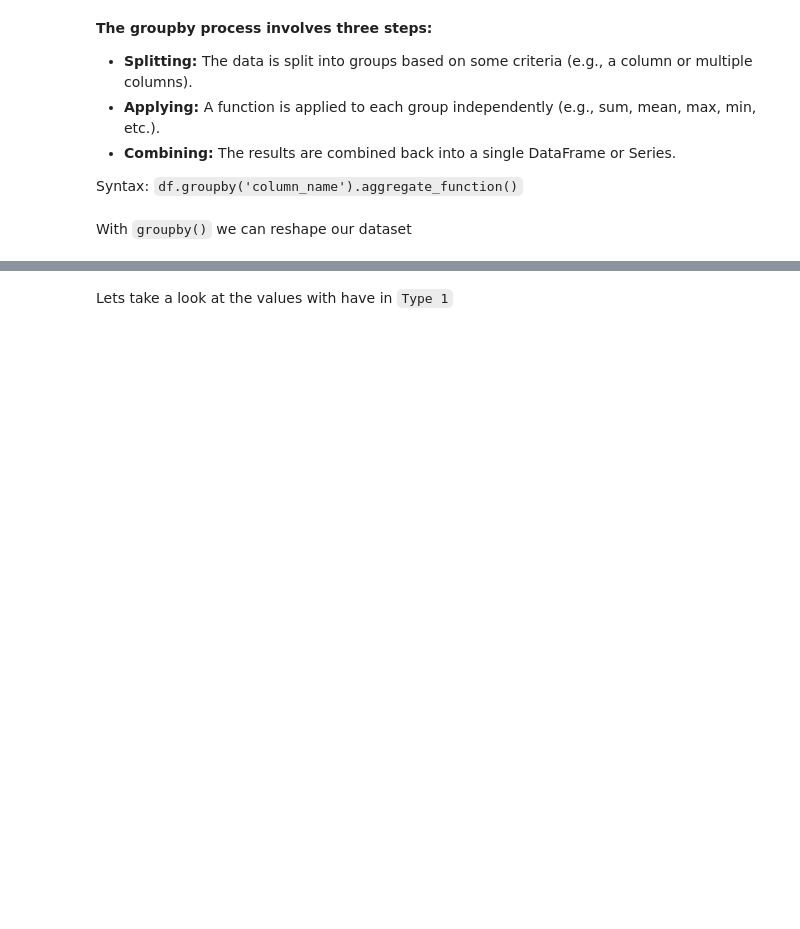
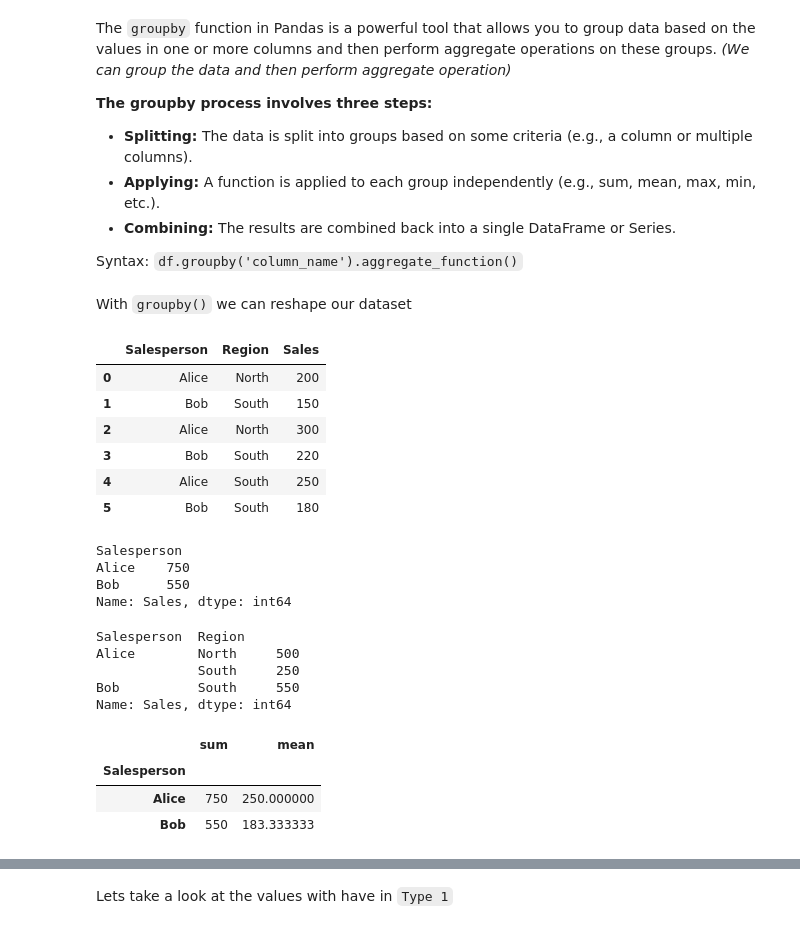
Before and after one commit to ash-porwal/Pandas, a Jupyter notebook: 6_Reshaping_DataFrames/7_group_by.ipynb, the cells around one changed output, grey strips where cells are left out. Drawn from its saved outputs; the diff is of its cells as text; code cells hidden in the pictures; blank space fills up the shorter version.

Commit message:
updated functions

```diff
--- a/6_Reshaping_DataFrames/7_group_by.ipynb
+++ b/6_Reshaping_DataFrames/7_group_by.ipynb
@@ -1,6 +1,9 @@
 # %%
 import pandas as pd
 # %% [markdown]
+The `groupby` function in Pandas is a powerful tool that allows you to group data based on the values in one or more columns and then perform aggregate operations on these groups.
+*(We can group the data and then perform aggregate operation)*
+
 **The groupby process involves three steps:**
 
 - **Splitting:** The data is split into groups based on some criteria (e.g., a column or multiple columns).
@@ -11,3 +14,51 @@ Syntax:
     `df.groupby('column_name').aggregate_function()`
 # %% [markdown]
 With `groupby()` we can reshape our dataset
+# %%
+# dummy example -
+data = {
+    'Salesperson': ['Alice', 'Bob', 'Alice', 'Bob', 'Alice', 'Bob'],
+    'Region': ['North', 'South', 'North', 'South', 'South', 'South'],
+    'Sales': [200, 150, 300, 220, 250, 180]
+}
+
+temp_df = pd.DataFrame(data)
+
+temp_df
+# %% [output]
+|  | Salesperson | Region | Sales |
+| 0 | Alice | North | 200 |
+| 1 | Bob | South | 150 |
+| 2 | Alice | North | 300 |
+| 3 | Bob | South | 220 |
+| 4 | Alice | South | 250 |
+| 5 | Bob | South | 180 |
+# %%
+# Grouping by a Single Column
+grouped = temp_df.groupby('Salesperson')['Sales'].sum()
+
+grouped
+# %% [output]
+Salesperson
+Alice    750
+Bob      550
+Name: Sales, dtype: int64
+# %%
+# Grouping by Multiple Columns
+grouped = temp_df.groupby(['Salesperson', 'Region'])['Sales'].sum()
+grouped
+# %% [output]
+Salesperson  Region
+Alice        North     500
+             South     250
+Bob          South     550
+Name: Sales, dtype: int64
+# %%
+# Applying Multiple Aggregation Functions
+grouped = temp_df.groupby('Salesperson')['Sales'].agg(['sum', 'mean'])
+grouped
+# %% [output]
+|  | sum | mean |
+| Salesperson |  |  |
+| Alice | 750 | 250.000000 |
+| Bob | 550 | 183.333333 |
```
Also changed, not shown: parts of 2 cells of this notebook, 3 other files.
